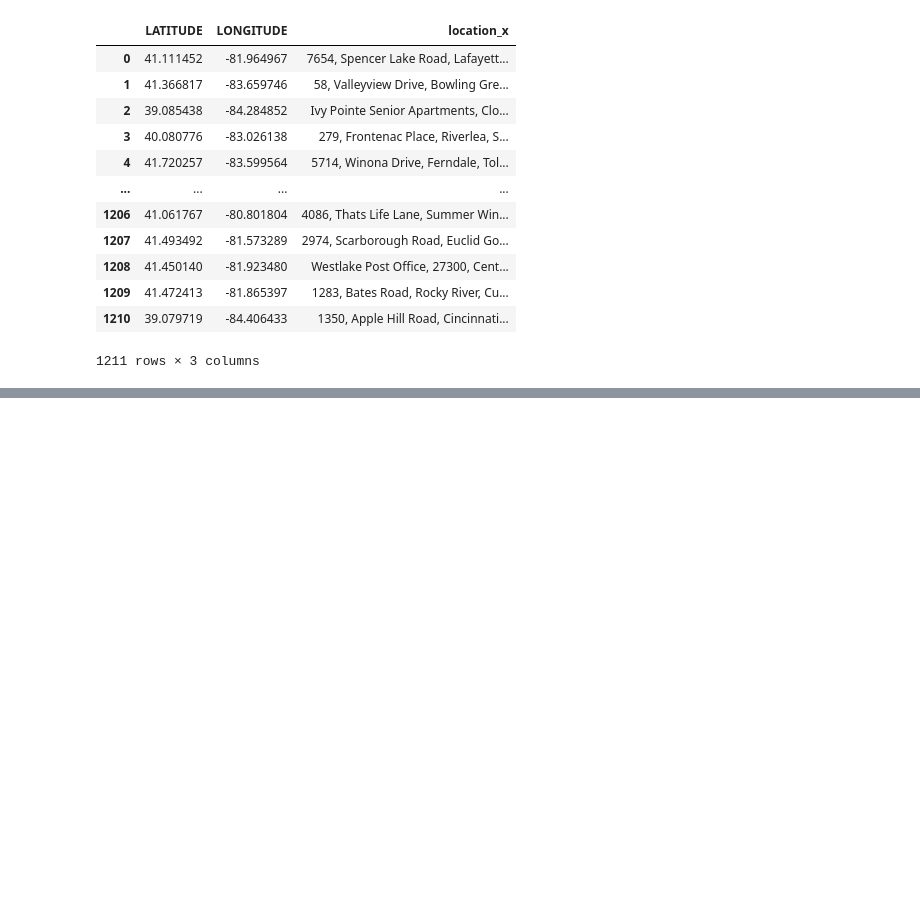
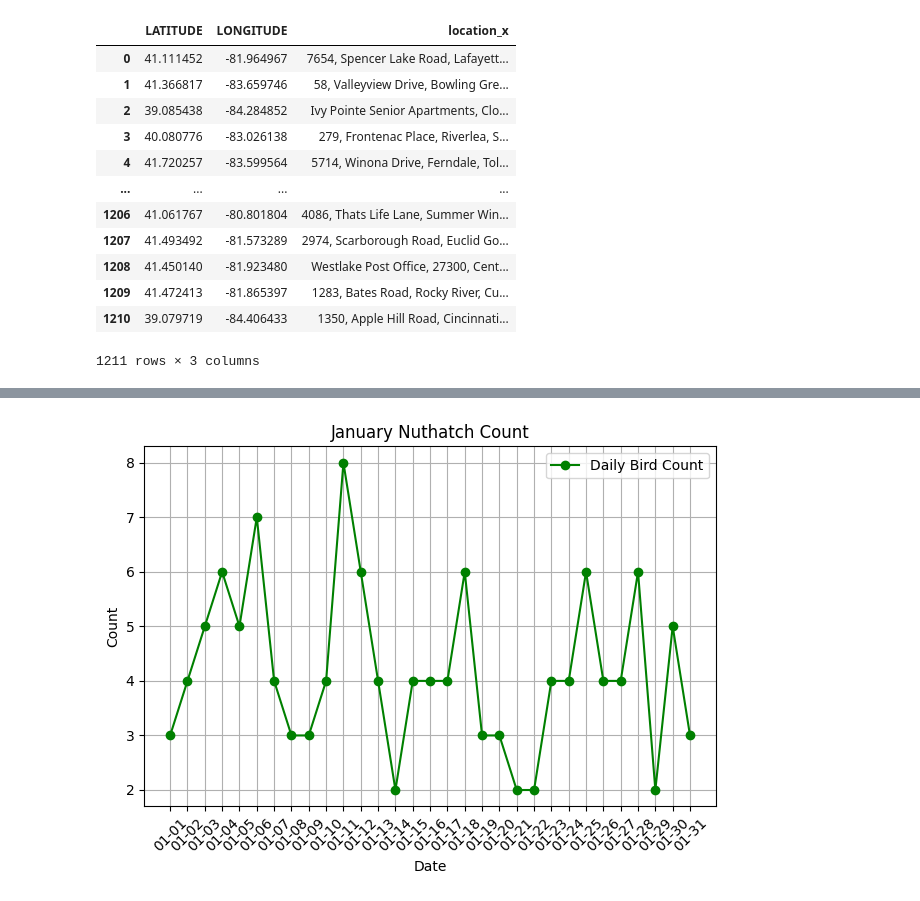
Before and after one commit to AWDameron/Birds_In_Ohio, a Jupyter notebook: Bird_finder.ipynb, the cells around one changed output, grey strips where cells are left out. Drawn from its saved outputs; the diff is of its cells as text; code cells hidden in the pictures; blank space fills up the shorter version.

```diff
--- a/Bird_finder.ipynb
+++ b/Bird_finder.ipynb
@@ -537,0 +489,13 @@ plt.show()
+# %%
+print(Nuthatch_df.size)
+
+Nuthatch_Monthly_df = Nuthatch_df.groupby('Month').size().reset_index(name='Count').sort_values(by='Count',ascending=False)
+Nuthatch_Locations_df = Nuthatch_df.groupby('Location').size().reset_index(name='Count').sort_values(by='Count',ascending=False)
+Nuthatch_January_df = Nuthatch_df[(Nuthatch_df['Month'] == 'January')]
+Nuthatch_January_Days_df = Nuthatch_January_df.groupby('Date').size().reset_index(name='Count')
+Nuthatch_December_df = Nuthatch_df[(Nuthatch_df['Month'] == 'December')]
+Nuthatch_December_Days_df = Nuthatch_December_df.groupby('Date').size().reset_index(name='Count')
+print(Nuthatch_Monthly_df.head(5))
+print(Nuthatch_Locations_df.head(5))
+print(Nuthatch_December_Days_df.head(5))
+print(Nuthatch_January_Days_df.head(5))
@@ -537,0 +506,13 @@ plt.show()
+# %%
+#NUTHATCH January CHART
+plt.plot(Nuthatch_January_Days_df['Date'],Nuthatch_January_Days_df['Count'],marker='o',color='green',label='Daily Bird Count')
+plt.xlabel('Date')
+plt.ylabel('Count')
+plt.title('January Nuthatch Count')
+plt.xticks(rotation=45)
+plt.legend()
+plt.tight_layout()
+plt.grid()
+plt.show()
+# %% [output]
+[figure, added]
```
Also changed, not shown: parts of 39 cells of this notebook, 4 other files.
